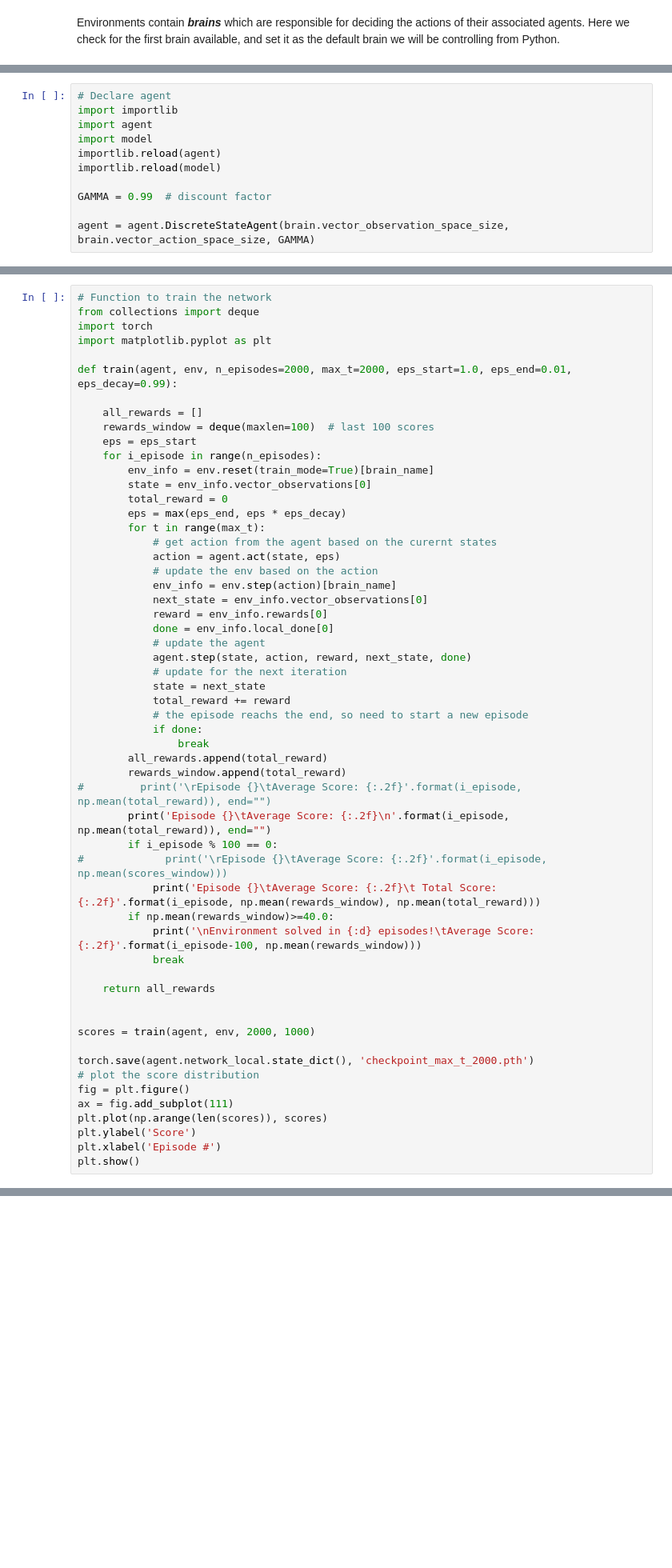
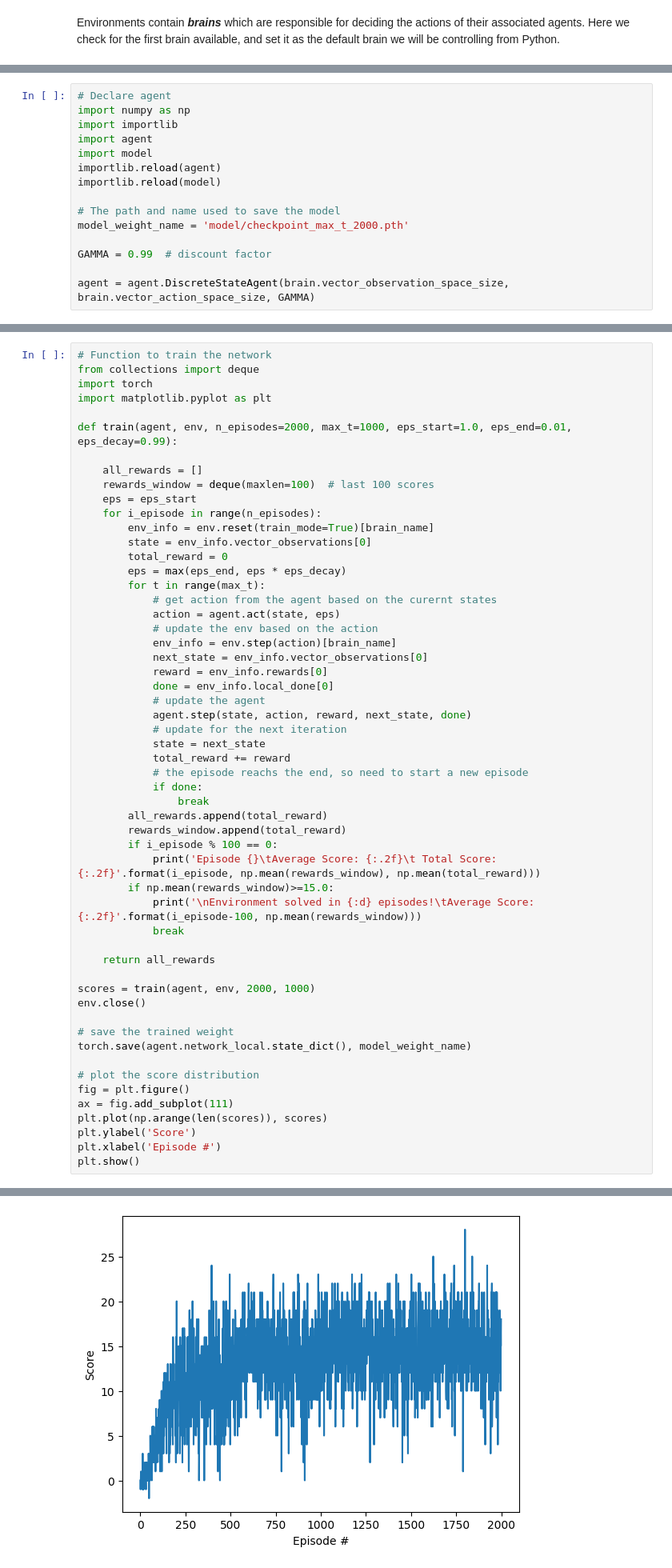
Before and after one commit to xiaoyu331210/RL-Valued-Based-Method, a Jupyter notebook: Navigation.ipynb, the cells around one changed output, grey strips where cells are left out. Shown: that part at 80% size. Saved outputs shown, nothing was run; the diff lists cells and outputs as text; blank space fills up the shorter version.

```diff
--- a/Navigation.ipynb
+++ b/Navigation.ipynb
@@ -66,11 +56,15 @@ Unity brain name: BananaBrain
 # %%
 # Declare agent
+import numpy as np
 import importlib
 import agent
 import model
 importlib.reload(agent)
 importlib.reload(model)
 
+# The path and name used to save the model
+model_weight_name = 'model/checkpoint_max_t_2000.pth'
+
 GAMMA = 0.99  # discount factor
 
 agent = agent.DiscreteStateAgent(brain.vector_observation_space_size, brain.vector_action_space_size, GAMMA)
@@ -83,7 +74,7 @@ from collections import deque
 import torch
 import matplotlib.pyplot as plt
 
-def train(agent, env, n_episodes=2000, max_t=2000, eps_start=1.0, eps_end=0.01, eps_decay=0.99):
+def train(agent, env, n_episodes=2000, max_t=1000, eps_start=1.0, eps_end=0.01, eps_decay=0.99):
 
     all_rewards = []
     rewards_window = deque(maxlen=100)  # last 100 scores
@@ -111,21 +102,20 @@ def train(agent, env, n_episodes=2000, max_t=2000, eps_start=1.0, eps_end=0.01,
                 break
         all_rewards.append(total_reward)
         rewards_window.append(total_reward)
-#         print('\rEpisode {}\tAverage Score: {:.2f}'.format(i_episode, np.mean(total_reward)), end="")
-        print('Episode {}\tAverage Score: {:.2f}\n'.format(i_episode, np.mean(total_reward)), end="")
         if i_episode % 100 == 0:
-#             print('\rEpisode {}\tAverage Score: {:.2f}'.format(i_episode, np.mean(scores_window)))
             print('Episode {}\tAverage Score: {:.2f}\t Total Score: {:.2f}'.format(i_episode, np.mean(rewards_window), np.mean(total_reward)))
-        if np.mean(rewards_window)>=40.0:
+        if np.mean(rewards_window)>=15.0:
             print('\nEnvironment solved in {:d} episodes!\tAverage Score: {:.2f}'.format(i_episode-100, np.mean(rewards_window)))
             break
 
     return all_rewards
 
+scores = train(agent, env, 2000, 1000)
+env.close()
 
-scores = train(agent, env, 2000, 1000)
+# save the trained weight
+torch.save(agent.network_local.state_dict(), model_weight_name)
 
-torch.save(agent.network_local.state_dict(), 'checkpoint_max_t_2000.pth')
 # plot the score distribution
 fig = plt.figure()
 ax = fig.add_subplot(111)
@@ -154 +147,2 @@ Episode 1362    Average Score: 14.00
+[figure, added]
 # %%
```
Also changed, not shown: parts of 13 cells of this notebook, 2 other files.
